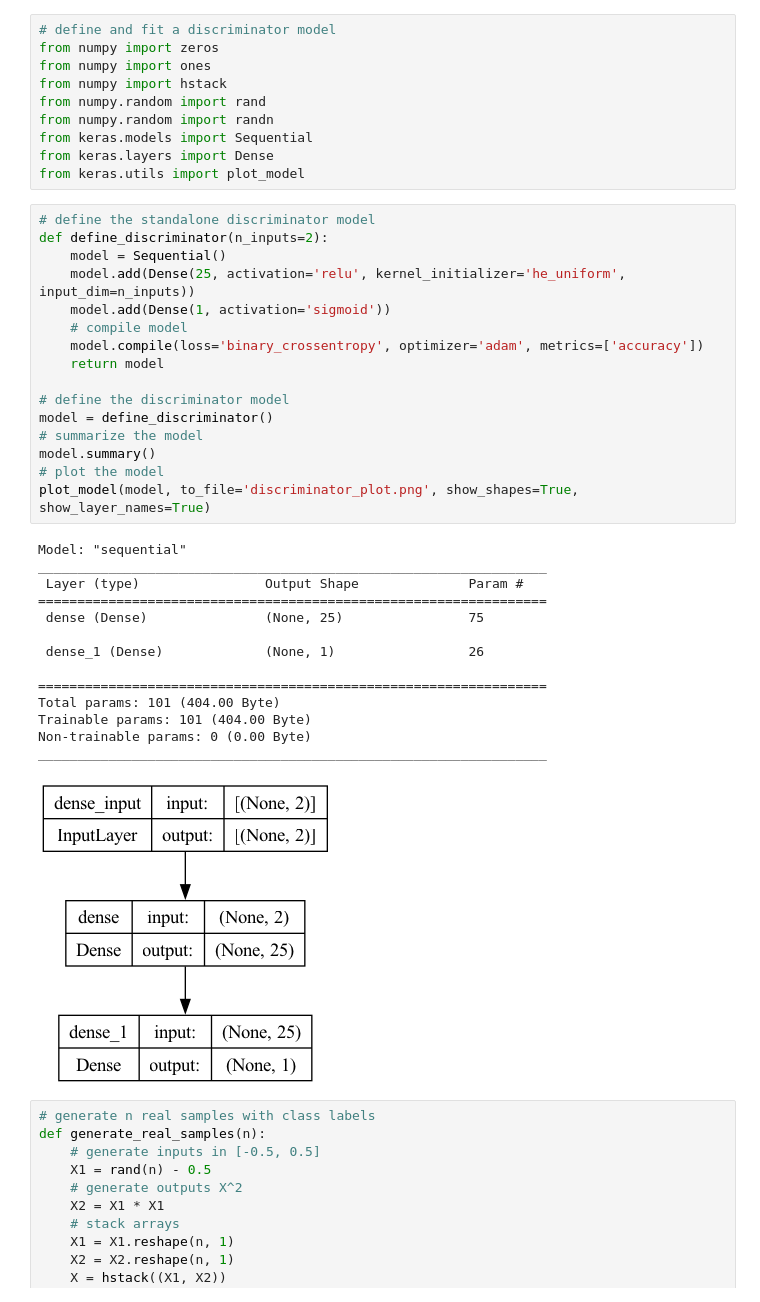
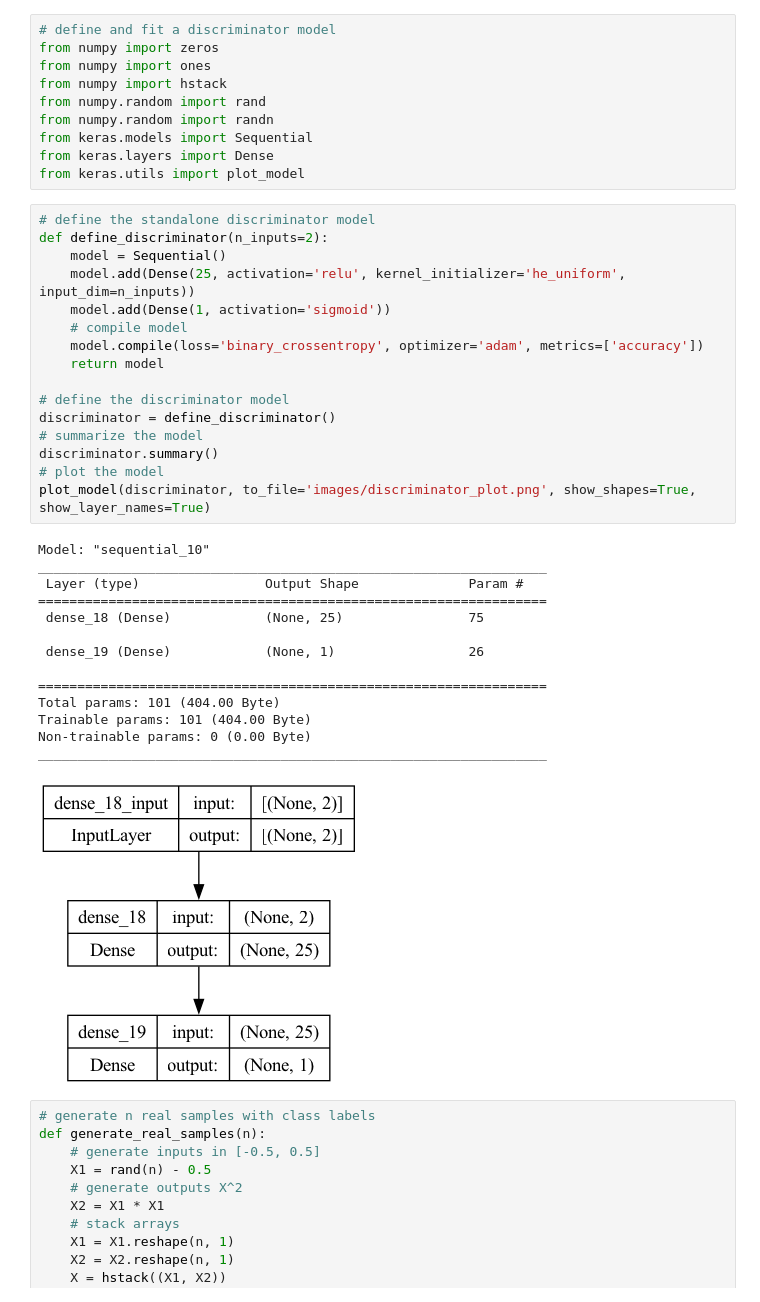
Before and after one commit to mcgovey/simple-1d-gan, a Jupyter notebook: example_walkthrough.ipynb, the cells around one changed output. Saved outputs shown, nothing was run; the diff lists cells and outputs as text.

```diff
--- a/example_walkthrough.ipynb
+++ b/example_walkthrough.ipynb
@@ -58,34 +58,34 @@ from keras.utils import plot_model
 # %%
 # define the standalone discriminator model
 def define_discriminator(n_inputs=2):
 	model = Sequential()
 	model.add(Dense(25, activation='relu', kernel_initializer='he_uniform', input_dim=n_inputs))
 	model.add(Dense(1, activation='sigmoid'))
 	# compile model
 	model.compile(loss='binary_crossentropy', optimizer='adam', metrics=['accuracy'])
 	return model
 
 # define the discriminator model
-model = define_discriminator()
+discriminator = define_discriminator()
 # summarize the model
-model.summary()
+discriminator.summary()
 # plot the model
-plot_model(model, to_file='discriminator_plot.png', show_shapes=True, show_layer_names=True)
+plot_model(discriminator, to_file='images/discriminator_plot.png', show_shapes=True, show_layer_names=True)
 # %% [output]
-Model: "sequential"
+Model: "sequential_10"
 _________________________________________________________________
  Layer (type)                Output Shape              Param #
 =================================================================
- dense (Dense)               (None, 25)                75
+ dense_18 (Dense)            (None, 25)                75
 
- dense_1 (Dense)             (None, 1)                 26
+ dense_19 (Dense)            (None, 1)                 26
 
 =================================================================
 Total params: 101 (404.00 Byte)
 Trainable params: 101 (404.00 Byte)
 Non-trainable params: 0 (0.00 Byte)
 _________________________________________________________________
-[figure, old version]
+[figure, new version]
 # %%
 # generate n real samples with class labels
 def generate_real_samples(n):
```
Also changed, not shown: parts of 14 cells of this notebook, 4 other files.
